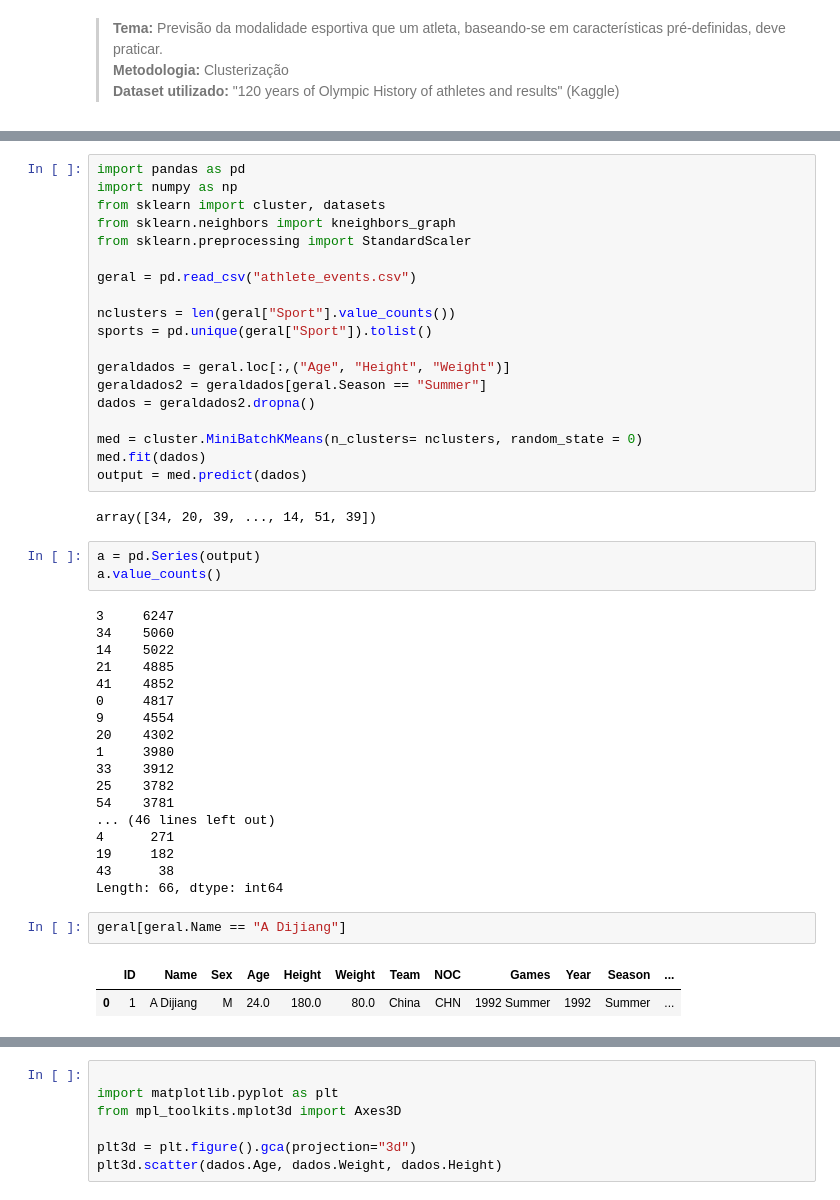
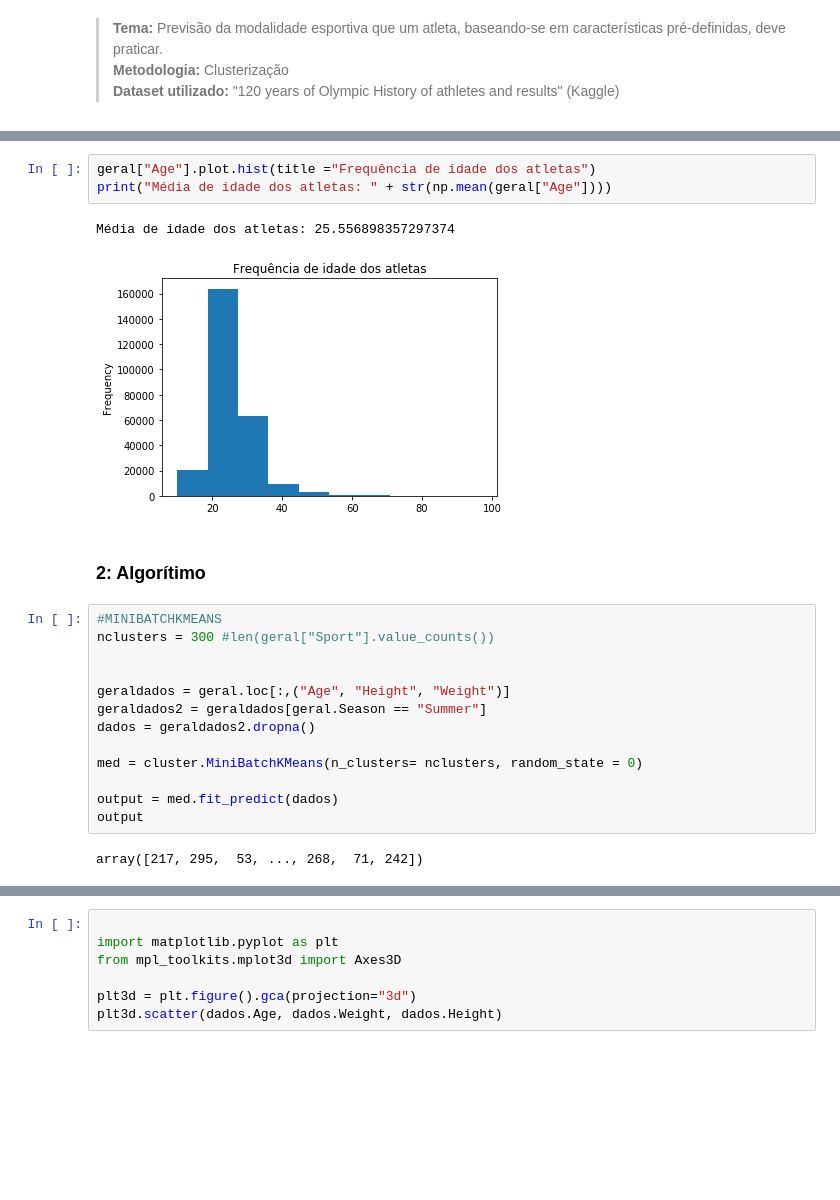
Before and after one commit to CaioFauza/Projeto3CDados, a Jupyter notebook: Projeto3.ipynb, the cells around one changed output, grey strips where cells are left out. Saved outputs shown, nothing was run; the diff lists cells and outputs as text; blank space fills up the shorter version.

```diff
--- a/Projeto3.ipynb
+++ b/Projeto3.ipynb
@@ -10,47 +68,23 @@
+# %%
+geral["Age"].plot.hist(title ="Frequência de idade dos atletas")
+print("Média de idade dos atletas: " + str(np.mean(geral["Age"])))
+# %% [output]
+Média de idade dos atletas: 25.556898357297374
+[figure, added]
+# %% [markdown]
+### 2: Algorítimo
 # %%
-import pandas as pd
-import numpy as np
-from sklearn import cluster, datasets
-from sklearn.neighbors import kneighbors_graph
-from sklearn.preprocessing import StandardScaler
+#MINIBATCHKMEANS
+nclusters = 300 #len(geral["Sport"].value_counts())
 
-geral = pd.read_csv("athlete_events.csv")
-
-nclusters = len(geral["Sport"].value_counts())
-sports = pd.unique(geral["Sport"]).tolist()
 
 geraldados = geral.loc[:,("Age", "Height", "Weight")]
 geraldados2 = geraldados[geral.Season == "Summer"]
 dados = geraldados2.dropna()
 
 med = cluster.MiniBatchKMeans(n_clusters= nclusters, random_state = 0)
-med.fit(dados)
-output = med.predict(dados)
+
+output = med.fit_predict(dados)
+output
 # %% [output]
-array([34, 20, 39, ..., 14, 51, 39])
+array([217, 295,  53, ..., 268,  71, 242])
-# %%
-a = pd.Series(output)
-a.value_counts()
-# %% [output]
-3     6247
-34    5060
-14    5022
-21    4885
-41    4852
-0     4817
-9     4554
-20    4302
-1     3980
-33    3912
-25    3782
-54    3781
-... (46 lines left out)
-4      271
-19     182
-43      38
-Length: 66, dtype: int64
-# %%
-geral[geral.Name == "A Dijiang"]
-# %% [output]
-|  | ID | Name | Sex | Age | Height | Weight | Team | NOC | Games | Year | Season | ... |
-| 0 | 1 | A Dijiang | M | 24.0 | 180.0 | 80.0 | China | CHN | 1992 Summer | 1992 | Summer | ... |
```
Also changed, not shown: parts of 15 cells of this notebook.
